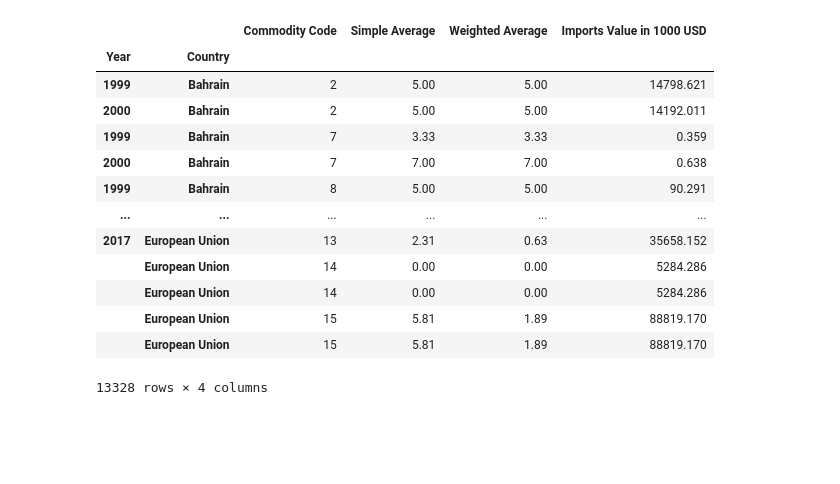
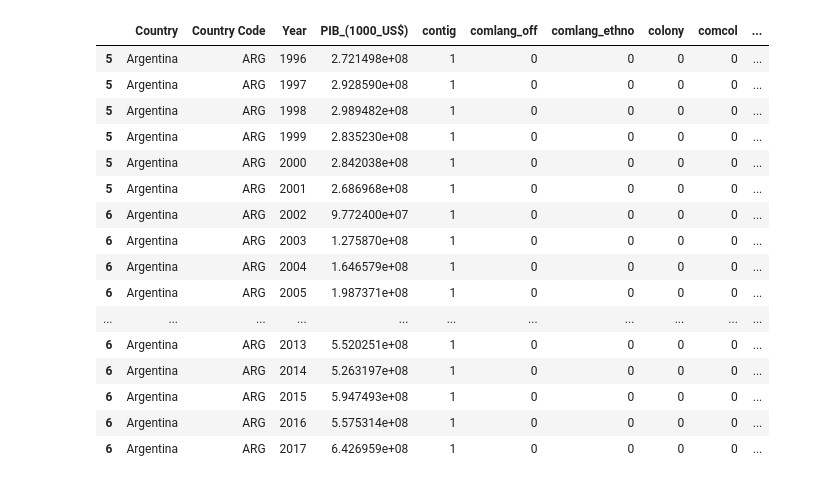
Before and after one commit to thcoelho/ITP_Notificacoes_Exportacao, a Jupyter notebook: Modelo/Modelo.ipynb, the cells around one changed output. Cells and saved outputs as stored; diff of their text form; code cells hidden in the pictures; blank space fills up the shorter version.

```diff
--- a/Modelo/Modelo.ipynb
+++ b/Modelo/Modelo.ipynb
@@ -7,6 +6,3 @@ Dist = pd.read_csv("Distanciamento/Distanciamento_Especificado.csv")
 # Notif = pd.read_csv("Notificações/")
 PIB = pd.read_csv("PIB_Nominal/PIB_especificado.csv")
 Tarif = pd.read_csv("Tarifas/Tarifas_Especificadas.csv")
-# %%
-Dist.set_index("Country Code", inplace=True)
-Dist
@@ -48,19 +25,0 @@ PIB
-# %%
-Tarif.index = pd.MultiIndex.from_frame(Tarif.iloc[:,[0,1]])
-Tarif = Tarif.iloc[:,2:6]
-Tarif
-# %% [output]
-|  |  | Commodity Code | Simple Average | Weighted Average | Imports Value in 1000 USD |
-| Year | Country |  |  |  |  |
-| 1999 | Bahrain | 2 | 5.00 | 5.00 | 14798.621 |
-| 2000 | Bahrain | 2 | 5.00 | 5.00 | 14192.011 |
-| 1999 | Bahrain | 7 | 3.33 | 3.33 | 0.359 |
-| 2000 | Bahrain | 7 | 7.00 | 7.00 | 0.638 |
-| 1999 | Bahrain | 8 | 5.00 | 5.00 | 90.291 |
-| ... | ... | ... | ... | ... | ... |
-| 2017 | European Union | 13 | 2.31 | 0.63 | 35658.152 |
-|  | European Union | 14 | 0.00 | 0.00 | 5284.286 |
-|  | European Union | 14 | 0.00 | 0.00 | 5284.286 |
-|  | European Union | 15 | 5.81 | 1.89 | 88819.170 |
-|  | European Union | 15 | 5.81 | 1.89 | 88819.170 |
-13328 rows × 4 columns
@@ -68,0 +32,20 @@ df = pd.concat([Dist, PIB], axis=1)
+# %%
+df[df["Country Code"] == "ARG"]
+# %% [output]
+|  | Country | Country Code | Year | PIB_(1000_US$) | contig | comlang_off | comlang_ethno | colony | comcol | ... |
+| 5 | Argentina | ARG | 1996 | 2.721498e+08 | 1 | 0 | 0 | 0 | 0 | ... |
+| 5 | Argentina | ARG | 1997 | 2.928590e+08 | 1 | 0 | 0 | 0 | 0 | ... |
+| 5 | Argentina | ARG | 1998 | 2.989482e+08 | 1 | 0 | 0 | 0 | 0 | ... |
+| 5 | Argentina | ARG | 1999 | 2.835230e+08 | 1 | 0 | 0 | 0 | 0 | ... |
+| 5 | Argentina | ARG | 2000 | 2.842038e+08 | 1 | 0 | 0 | 0 | 0 | ... |
+| 5 | Argentina | ARG | 2001 | 2.686968e+08 | 1 | 0 | 0 | 0 | 0 | ... |
+| 6 | Argentina | ARG | 2002 | 9.772400e+07 | 1 | 0 | 0 | 0 | 0 | ... |
+| 6 | Argentina | ARG | 2003 | 1.275870e+08 | 1 | 0 | 0 | 0 | 0 | ... |
+| 6 | Argentina | ARG | 2004 | 1.646579e+08 | 1 | 0 | 0 | 0 | 0 | ... |
+| 6 | Argentina | ARG | 2005 | 1.987371e+08 | 1 | 0 | 0 | 0 | 0 | ... |
+| ... | ... | ... | ... | ... | ... | ... | ... | ... | ... | ... |
+| 6 | Argentina | ARG | 2013 | 5.520251e+08 | 1 | 0 | 0 | 0 | 0 | ... |
+| 6 | Argentina | ARG | 2014 | 5.263197e+08 | 1 | 0 | 0 | 0 | 0 | ... |
+| 6 | Argentina | ARG | 2015 | 5.947493e+08 | 1 | 0 | 0 | 0 | 0 | ... |
+| 6 | Argentina | ARG | 2016 | 5.575314e+08 | 1 | 0 | 0 | 0 | 0 | ... |
+| 6 | Argentina | ARG | 2017 | 6.426959e+08 | 1 | 0 | 0 | 0 | 0 | ... |
```
Also changed, not shown: parts of 12 cells of this notebook, 1 other file.
